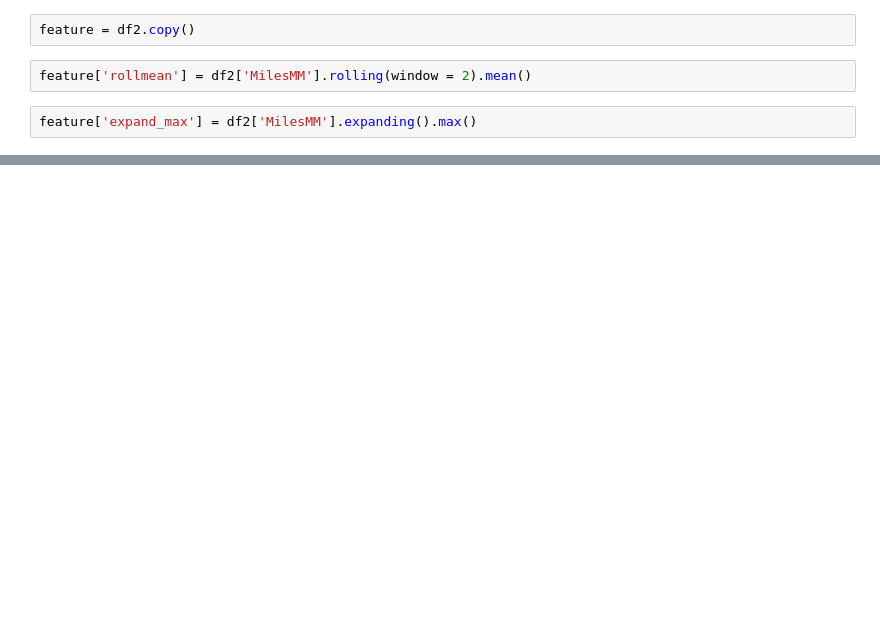
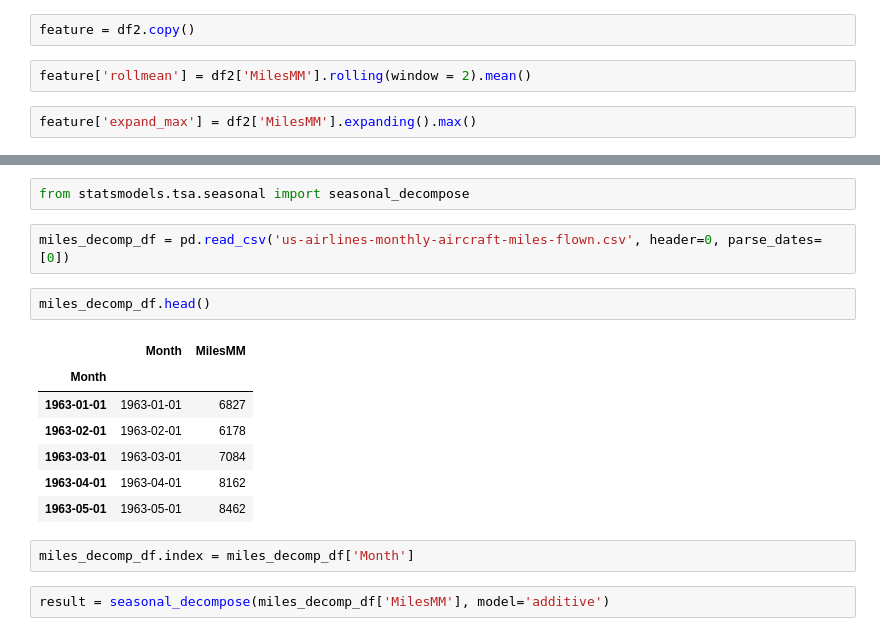
Before and after one commit to Preet2fun/MachineLearning_TimeSeries, a Jupyter notebook: ts_practise/datapreprocessing.ipynb, the cells around one changed output, grey strips where cells are left out. Saved outputs shown, nothing was run; the diff lists cells and outputs as text; blank space fills up the shorter version.

```diff
--- a/ts_practise/datapreprocessing.ipynb
+++ b/ts_practise/datapreprocessing.ipynb
@@ -181,0 +71,18 @@ feature.head()
+# %%
+from statsmodels.tsa.seasonal import seasonal_decompose
+# %%
+miles_decomp_df = pd.read_csv('us-airlines-monthly-aircraft-miles-flown.csv', header=0, parse_dates=[0])
+# %%
+miles_decomp_df.head()
+# %% [output]
+|  | Month | MilesMM |
+| Month |  |  |
+| 1963-01-01 | 1963-01-01 | 6827 |
+| 1963-02-01 | 1963-02-01 | 6178 |
+| 1963-03-01 | 1963-03-01 | 7084 |
+| 1963-04-01 | 1963-04-01 | 8162 |
+| 1963-05-01 | 1963-05-01 | 8462 |
+# %%
+miles_decomp_df.index = miles_decomp_df['Month']
+# %%
+result = seasonal_decompose(miles_decomp_df['MilesMM'], model='additive')
```
Also changed, not shown: parts of 21 cells of this notebook, 2 other files.
